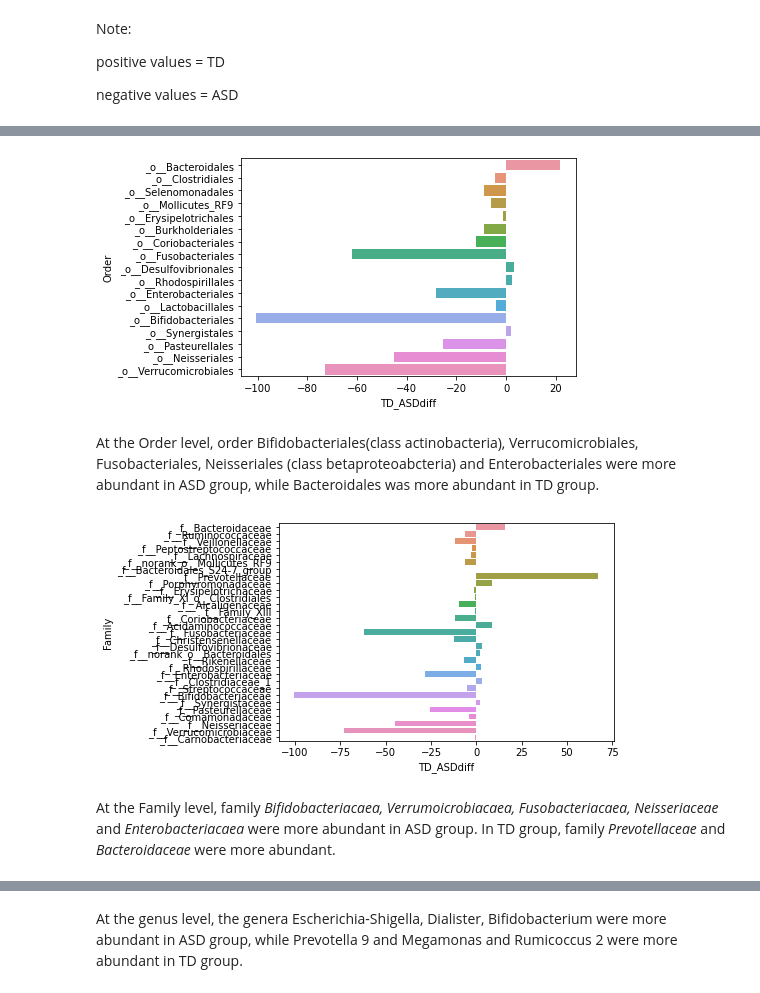
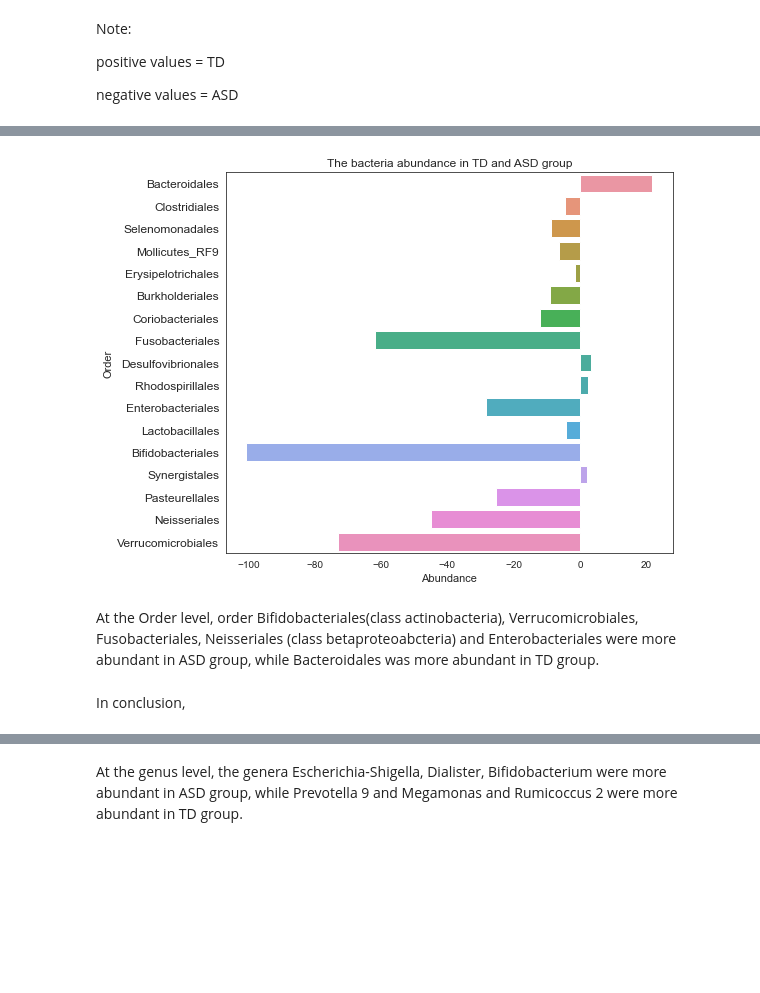
Before and after one commit to data301-2021-summer2/project-group45-project, a Jupyter notebook: analysis/Tara/milestone2/data_analysis.ipynb, the cells around one changed output, grey strips where cells are left out. Saved outputs shown, nothing was run; the diff lists cells and outputs as text; code cells hidden in the pictures; blank space fills up the shorter version.

```diff
--- a/analysis/Tara/milestone2/data_analysis.ipynb
+++ b/analysis/Tara/milestone2/data_analysis.ipynb
@@ -34,0 +42,11 @@ df
+# %%
+df['Domain'] = df['Domain'].str.split("__").str[-1]
+df['Kingdom'] = df['Kingdom'].str.split("__").str[-1]
+df['Phylum'] = df['Phylum'].str.split("__").str[-1]
+df['Class'] = df['Class'].str.split("__").str[-1]
+df['Order'] = df['Order'].str.split("__").str[-1]
+df['Family'] = df['Family'].str.split("__").str[-1]
+df['Genus'] = df['Genus'].str.split("__").str[-1]
+df['Species'] = df['Species'].str.split("s__").str[-1]
+
+df
@@ -240,0 +138,3 @@ At the phylum level, Verrucommicrobial, Actinobacteria and Fusobacteria are more
+# %%
+sns.set_style('white')
+sns.set_palette('Set2')
@@ -249,23 +379,24 @@ At the class level, Verrucomicrobiae, Actinobacteria, Fusobacteria and Gammaprot
 # %%
 #bacteria abundance at Order
+fig, ax = plt.subplots(figsize = (8, 7))
+
 sns.barplot(x='TD_ASDdiff', y='Order', data =df, ci=None)
+
+#this graph doesn't mactched the dataframe above... and same for all fo the graphs below
+
+# pO = sns.countplot(y='Order', data=df, hue='Positive')
+
+plt.title('The bacteria abundance in TD and ASD group')
+plt.ylabel('Order', fontsize=11)
+plt.xlabel('Abundance', fontsize=11)
+# plt.legend(title="Group", labels=["ASD", "TD"], loc='lower right')
+ax.yaxis.set_tick_params(labelsize='large')
+
+
 plt.show()
 # %% [output]
-[figure, old version]
+[figure, new version]
-# %% [markdown]
-At the Order level, order Bifidobacteriales(class actinobacteria), Verrucomicrobiales, Fusobacteriales, Neisseriales (class betaproteoabcteria) and Enterobacteriales were more abundant in ASD group, while Bacteroidales was more abundant in TD group.
-# %%
-#bacterua abundance at Family level
-
-sns.barplot(x='TD_ASDdiff',
-            y='Family',
-            data =df,
-            ci=None,
-           )
-#             color=(df['TD_ASDdiff'] > 0).map({True: 'blue',
-#                                             False: 'red'}))
-plt.show()
-# %% [output]
-[figure, removed]
-# %% [markdown]
-At the Family level, family *Bifidobacteriacaea, Verrumoicrobiacaea, Fusobacteriacaea, Neisseriaceae* and *Enterobacteriacaea* were more abundant in ASD group. In TD group, family *Prevotellaceae* and *Bacteroidaceae* were more abundant.
+# %% [markdown]
+At the Order level, order Bifidobacteriales(class actinobacteria), Verrucomicrobiales, Fusobacteriales, Neisseriales (class betaproteoabcteria) and Enterobacteriales were more abundant in ASD group, while Bacteroidales was more abundant in TD group.
+# %% [markdown]
+In conclusion,
```
Also changed, not shown: parts of 56 cells of this notebook, 6 other files.
